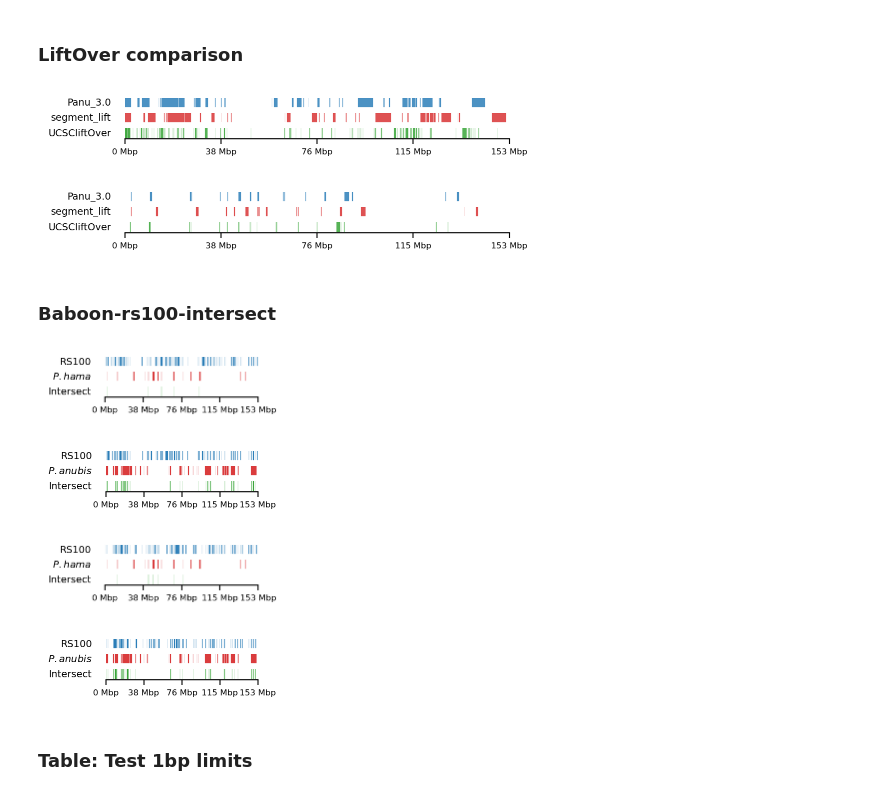
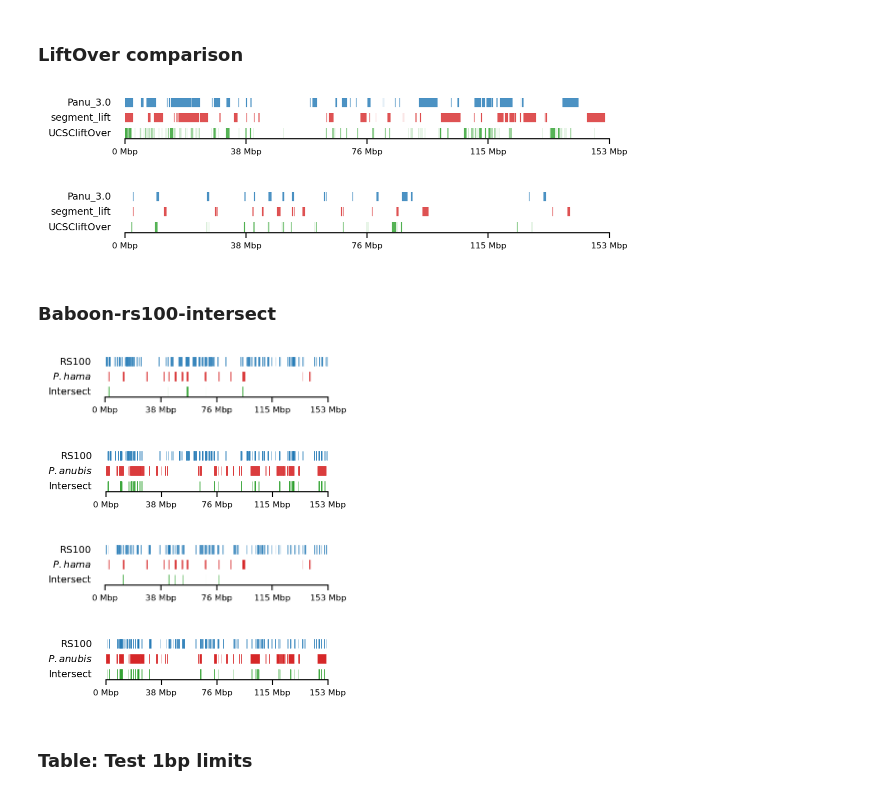
Before and after one commit to munch-group/hic-spermatogenesis, a Jupyter notebook: notebooks/07_various_plotting.ipynb, the cells around one changed output. Drawn from its saved outputs; the diff is of its cells as text; code cells hidden in the pictures.

```diff
--- a/notebooks/07_various_plotting.ipynb
+++ b/notebooks/07_various_plotting.ipynb
@@ -875,24 +877,24 @@ plot_regions(ech90, high_olive, high_hama,
 # %%
 #| label: fig-compare-liftover
 #| fig-cap: "Comparison of a) high-olive and b) high-hama intervals between Panu_3.0, segment_liftover, or UCSC liftOver coordinates when lifting from PapAnu4-->PapAnu3-->rheMac10."
 #| fig-subcap:
 #|   - "high-olive"
 #|   - "high-hama"
 
 track0 = [olive_panu3, hama_panu3]
 track1 = [high_olive, high_hama]
 track2 = [high_olive_ucsc, high_hama_ucsc]
 
 for t0,t1,t2 in zip(track0, track1, track2):
     plot_regions(t0,t1,t2,
                 track_titles=['Panu_3.0', 'segment_lift','UCSCliftOver'],
     #            title='High Olive Ancestry Intervals',
                 title=None,
-                figsize=(5, 0.8),
+                figsize=(6, 0.8),
                 alpha=0.8, lw=0.1)
 # %% [output]
-[figure, old version]
+[figure, new version]
-[figure, old version]
+[figure, new version]
 # %% [markdown]
 ### Baboon-rs100-intersect
 # %%
@@ -903,20 +905,21 @@ for t0,t1,t2 in zip(track0, track1, track2):
 #|   - "*P. anubis* + arms E1"
 #|   - "*P. hamadryas* + 10Mb E1"
 #|   - "*P. anubis* + 10Mb E1"
-#| layout: "[[-0.6,2.5,2.5,-0.6],[-0.6,2.5,2.5,-0.6]]"
+#| layout: "[[-0.05,3.2,3.2,-0.05],[-0.05,3.2,3.2,-0.05]]"
 
 # Plot
 
+size = (3.2, 0.8)
 edge_rs = edges['recPE']['round_spermatid_100kb_arms']
 
 for name,group in baboon_dict.items():
     plot_regions(query=edge_rs, annot=group,
                  intersect=interval_intersect(edge_rs, group),
                  #intersect=ech90,
-                 track_titles=['RS100', fr"$\it{{{name}}} $", 'Intersect'],
-                 figsize=(2.5, 0.8),
+                 track_titles=['RS100', fr"$\it{{{name}}}$", 'Intersect'],
+                 figsize=size,
                  title=None,
-                 lw=0.1, alpha=0.9)
+                 lw=0.3, alpha=0.9)
 
 edge_rs = edges['recPE']['round_spermatid_100kb_10Mb']
 
@@ -924,15 +927,15 @@ for name,group in baboon_dict.items():
     plot_regions(query=edge_rs, annot=group,
                  intersect=interval_intersect(edge_rs, group),
                  #intersect=ech90,
-                 track_titles=['RS100', fr"$\it{{{name}}} $", 'Intersect'],
-                 figsize=(2.5, 0.8),
+                 track_titles=['RS100', fr"$\it{{{name}}}$", 'Intersect'],
+                 figsize=size,
                  title=None,
-                 lw=0.1, alpha=0.9)
+                 lw=0.2, alpha=1)
 # %% [output]
-[figure, old version]
+[figure, new version]
-[figure, old version]
+[figure, new version]
-[figure, old version]
+[figure, new version]
-[figure, old version]
+[figure, new version]
 # %% [markdown]
 ### Table: Test 1bp limits
 # %%
```
Also changed, not shown: parts of 3 cells of this notebook, 3 other files.
